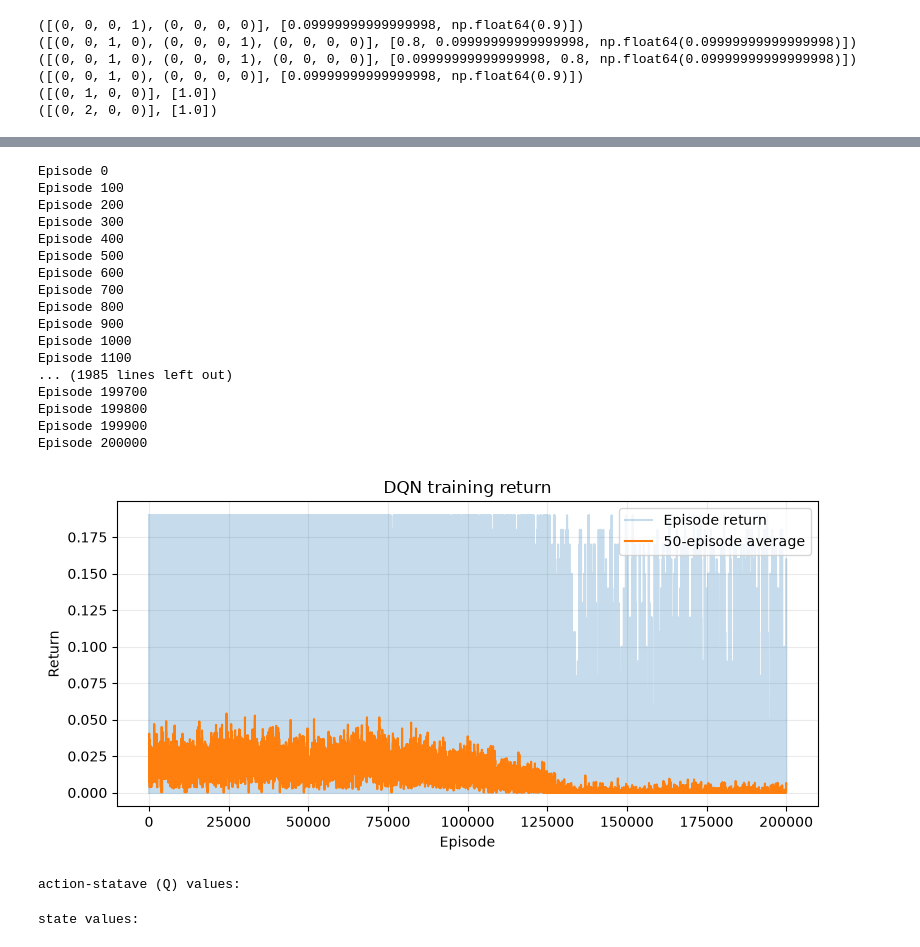
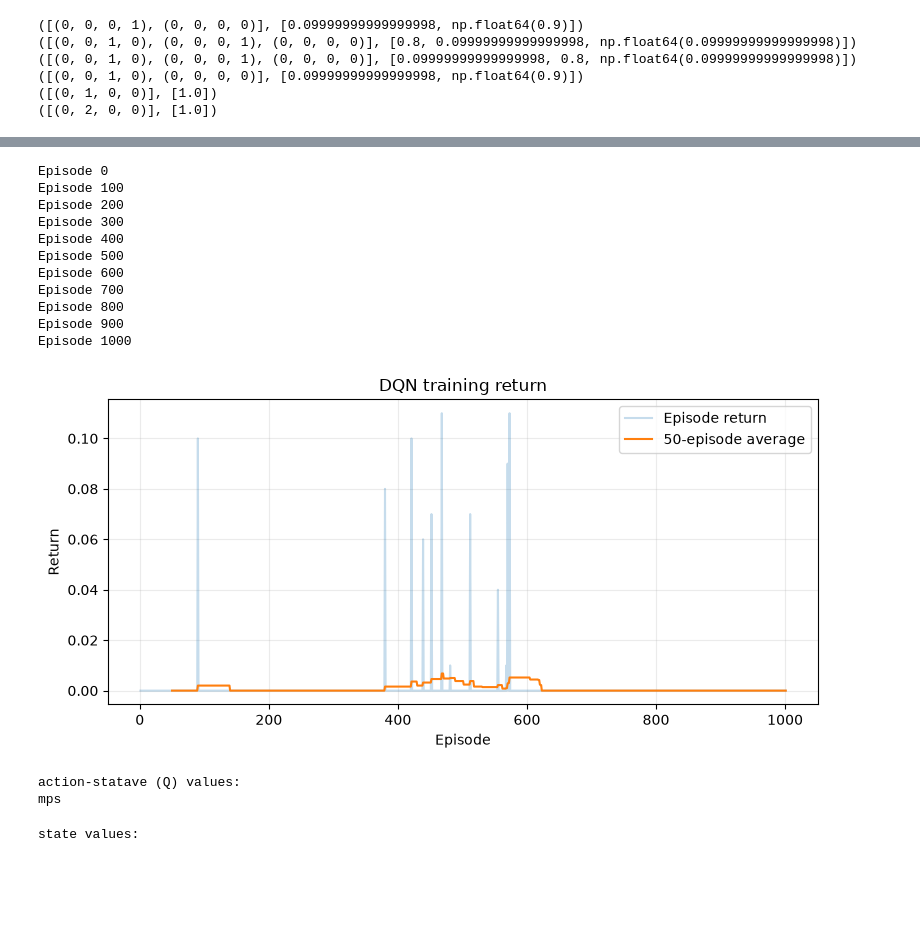
Before and after one commit to connorbrooks18/RL_With_LTL_Constraints, a Jupyter notebook: safe absorbing states.ipynb, the cells around one changed output, grey strips where cells are left out. Drawn from its saved outputs; the diff is of its cells as text; code cells hidden in the pictures; blank space fills up the shorter version.

```diff
--- a/safe absorbing states.ipynb
+++ b/safe absorbing states.ipynb
@@ -242,38 +243,34 @@ generating a random state (0, 3, 2, 1)
 # %%
-Q=csrl.deep_q_learning(T=20,K=200_000)  # model-free RL
+Q=csrl.deep_q_learning(T=20,K=1_000)  # model-free RL
 # the original code chose T=100, K=100,000
 # using smaller numbers here saves computation time. However, it may not be converged.
 # %% [output]
 Episode 0
 Episode 100
 Episode 200
 Episode 300
 Episode 400
 Episode 500
 Episode 600
 Episode 700
 Episode 800
 Episode 900
 Episode 1000
-Episode 1100
-... (1985 lines left out)
-Episode 199700
-Episode 199800
-Episode 199900
-Episode 200000
-[figure, old version]
+[figure, new version]
 # %%
 print('action-statave (Q) values:')
 import torch
 device = torch.device("cuda" if torch.cuda.is_available()
                       else "mps" if torch.backends.mps.is_available()
                       else "cpu")
+print(device)
 #for state in csrl.states():
 #    print(state)
 #    for action in csrl.A[state]:
 #        print("    action {}".format(action), Q[state][action])
 # %% [output]
 action-statave (Q) values:
+mps
 # %%
 print("state values:")
 value=np.max(Q,axis=4)
```
Also changed, not shown: parts of 6 cells of this notebook, 2 other files.
